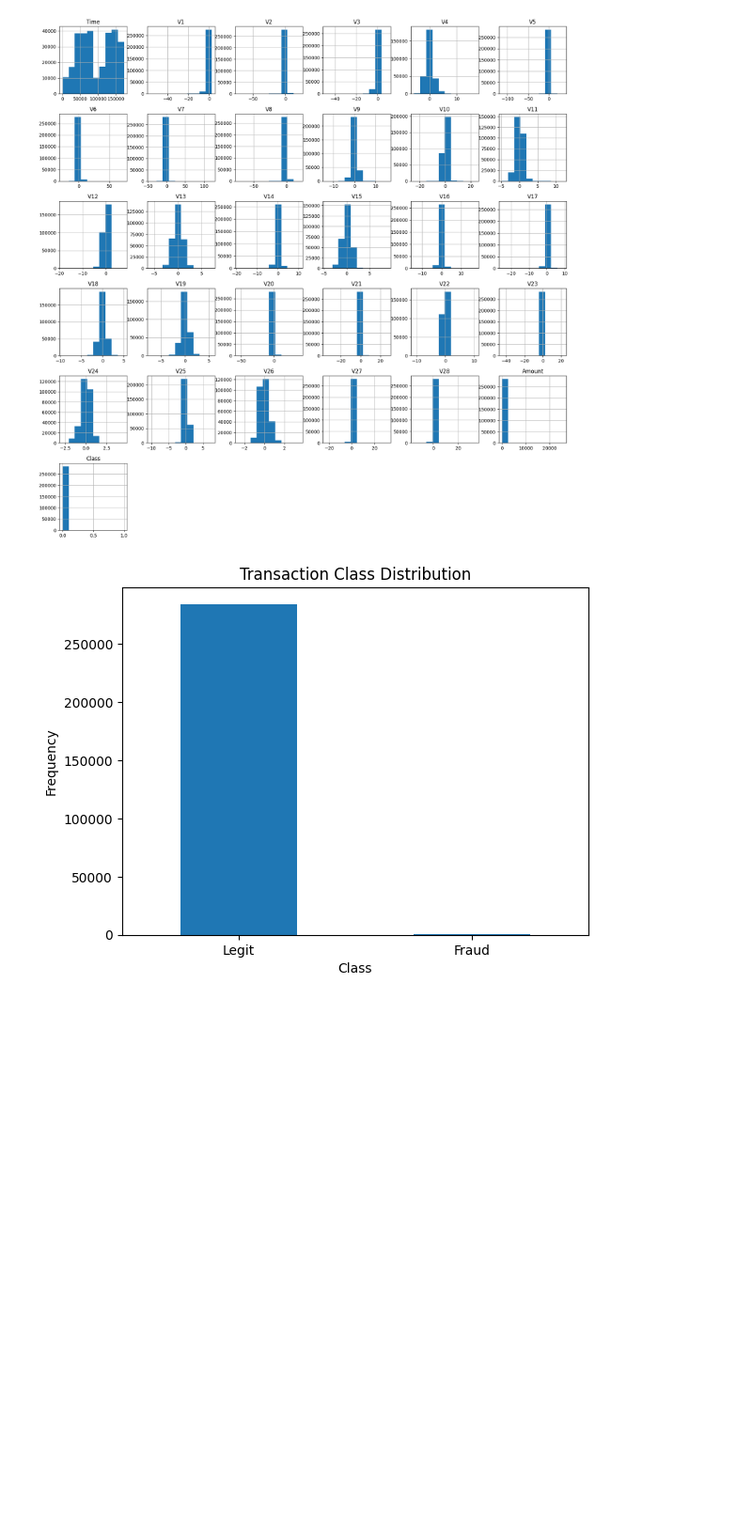
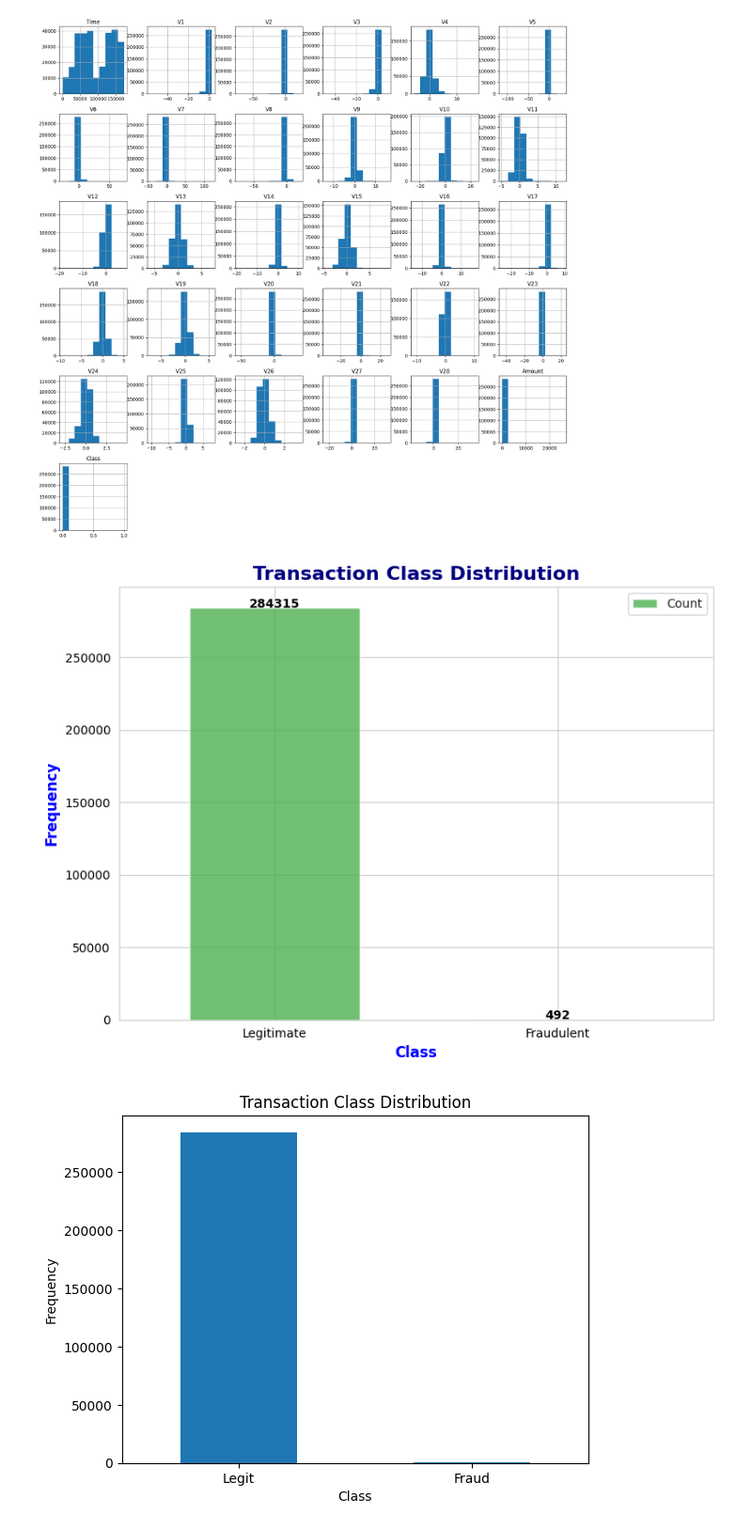
Before and after one commit to geniusevil/geniusevil, a Jupyter notebook: Credit_Card_Fraud_Detection.ipynb, the cells around one changed output. Shown at 94% size. Saved outputs shown, nothing was run; the diff lists cells and outputs as text; code cells hidden in the pictures; blank space fills up the shorter version.

```diff
--- a/Credit_Card_Fraud_Detection.ipynb
+++ b/Credit_Card_Fraud_Detection.ipynb
@@ -70,6 +87,37 @@ df.hist(figsize = (20, 20))
 plt.show()
 # %% [output]
 [figure]
+# %%
+count_classes = df['Class'].value_counts()
+
+# Customizing plot style and colors
+plt.figure(figsize=(8, 6))
+sns.set_style("whitegrid")  # Set plot style to white grid
+colors = ['#4CAF50', '#FF5733']  # Custom colors for bars
+
+# Plotting the bar chart
+count_classes.plot(kind='bar', color=colors, width=0.6, alpha=0.8)
+
+# Adding title and labels with custom font and style
+plt.title("Transaction Class Distribution", fontsize=16, fontweight='bold', color='navy')
+plt.xlabel("Class", fontsize=12, fontweight='bold', color='blue')
+plt.ylabel("Frequency", fontsize=12, fontweight='bold', color='blue')
+
+# Customizing tick labels and legend
+LABELS = ["Legitimate", "Fraudulent"]
+plt.xticks(range(2), LABELS, rotation=0, fontsize=10, color='black')
+plt.yticks(fontsize=10, color='black')
+plt.legend(['Count'], loc='upper right', fontsize=10)
+
+# Adding annotations to the bars
+for i, value in enumerate(count_classes):
+    plt.text(i, value + 2, str(value), ha='center', fontsize=10, fontweight='bold', color='black')
+
+# Show plot
+plt.tight_layout()  # Adjust layout to prevent overlapping
+plt.show()
+# %% [output]
+[figure, added]
 # %%
 count_classes = pd.value_counts(df['Class'], sort = True)
 count_classes.plot(kind = 'bar', rot=0)
```
Also changed, not shown: parts of 58 cells of this notebook.
